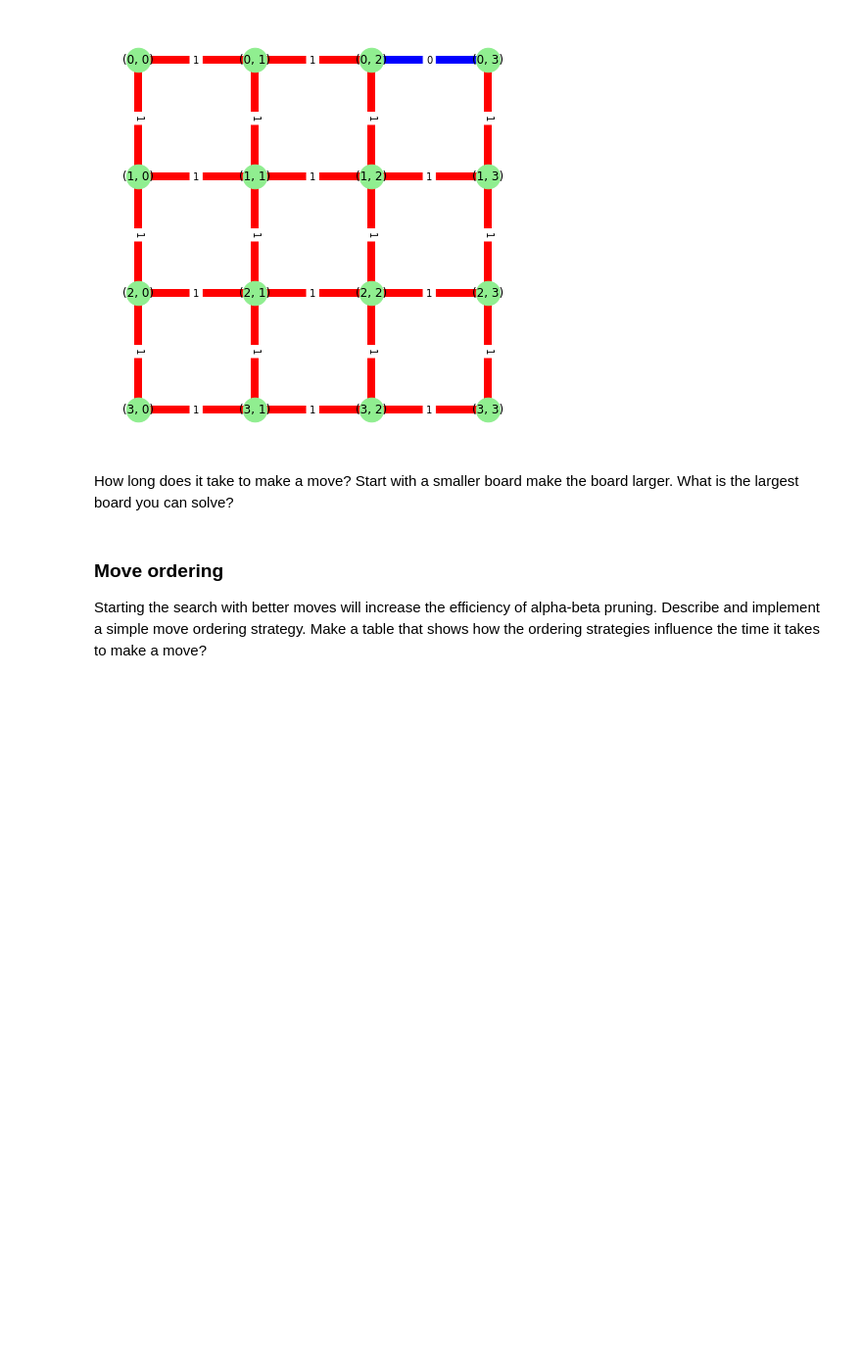
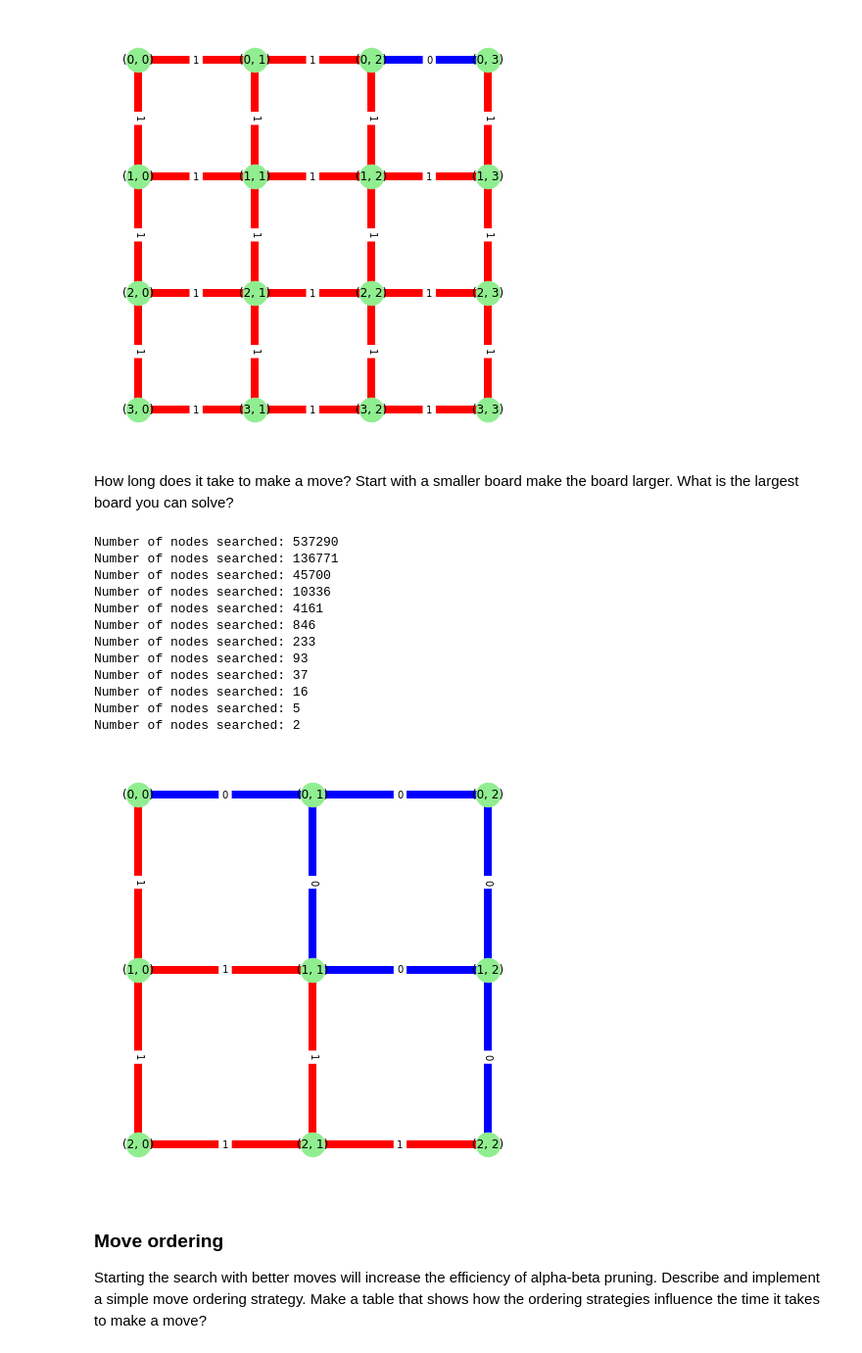
Before and after one commit to WillStrickland13/CS7320-AI, a Jupyter notebook: Games/assignment_dots_and_boxes.ipynb, the cells around one changed output. Shown at 98% size. Cells and saved outputs as stored; diff of their text form; code cells hidden in the pictures; blank space fills up the shorter version.

```diff
--- a/Games/assignment_dots_and_boxes.ipynb
+++ b/Games/assignment_dots_and_boxes.ipynb
@@ -746,3 +789,30 @@ How long does it take to make a move? Start with a smaller board make the board
+# %%
+# Your code/ answer goes here.
+edgeLabels = {}
+board = {
+    'n': 3,  ### hoizontal dots
+    'm': 3   ### vertical dots
+}
+G = nx.grid_2d_graph(board['n'], board['m'])
+createEmptyBoard(G,edgeLabels)
+
+playMinimax(G,board,edgeLabels)
+
+drawBoard(G,edgeLabels)
+# %% [output]
+Number of nodes searched: 537290
+Number of nodes searched: 136771
+Number of nodes searched: 45700
+Number of nodes searched: 10336
+Number of nodes searched: 4161
+Number of nodes searched: 846
+Number of nodes searched: 233
+Number of nodes searched: 93
+Number of nodes searched: 37
+Number of nodes searched: 16
+Number of nodes searched: 5
+Number of nodes searched: 2
+[figure, added]
 # %% [markdown]
 ### Move ordering
 
```
Also changed, not shown: parts of 10 cells of this notebook.
